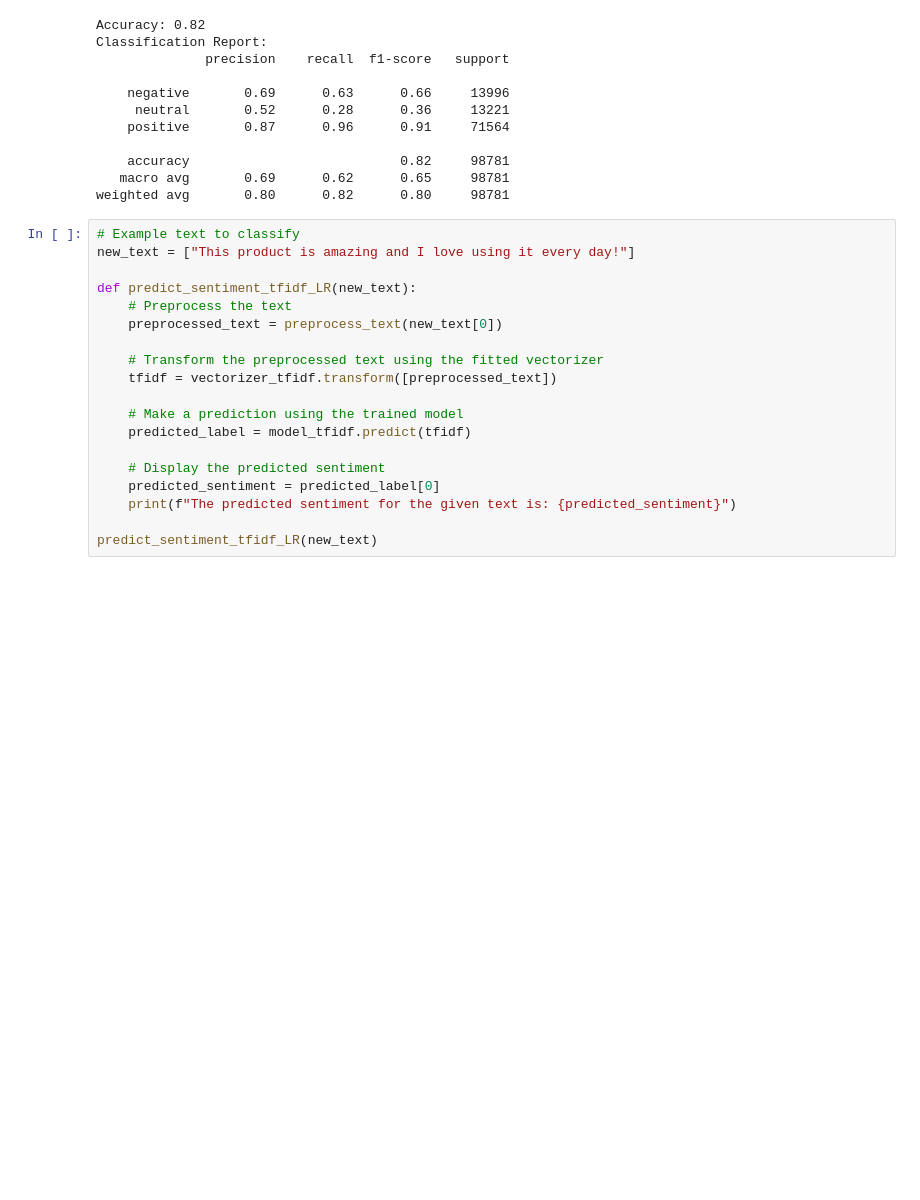
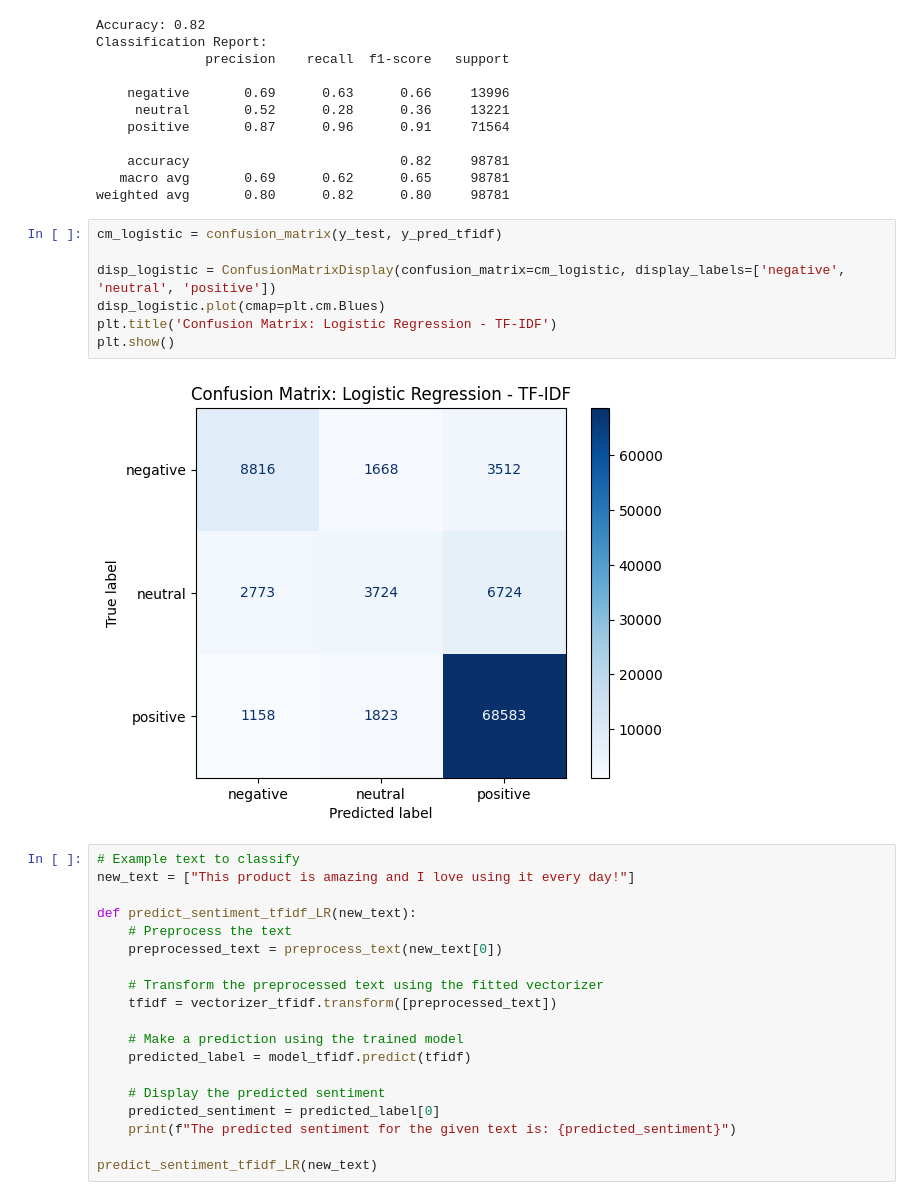
Before and after one commit to afscomercial/nlp, a Jupyter notebook: assigment1.ipynb, the cells around one changed output. Saved outputs shown, nothing was run; the diff lists cells and outputs as text; blank space fills up the shorter version.

```diff
--- a/assigment1.ipynb
+++ b/assigment1.ipynb
@@ -486,6 +532,15 @@ Classification Report:
     accuracy                           0.82     98781
    macro avg       0.69      0.62      0.65     98781
 weighted avg       0.80      0.82      0.80     98781
+# %%
+cm_logistic = confusion_matrix(y_test, y_pred_tfidf)
+
+disp_logistic = ConfusionMatrixDisplay(confusion_matrix=cm_logistic, display_labels=['negative', 'neutral', 'positive'])
+disp_logistic.plot(cmap=plt.cm.Blues)
+plt.title('Confusion Matrix: Logistic Regression - TF-IDF')
+plt.show()
+# %% [output]
+[figure, added]
 # %%
 # Example text to classify
 new_text = ["This product is amazing and I love using it every day!"]
```
Also changed, not shown: parts of 22 cells of this notebook.
